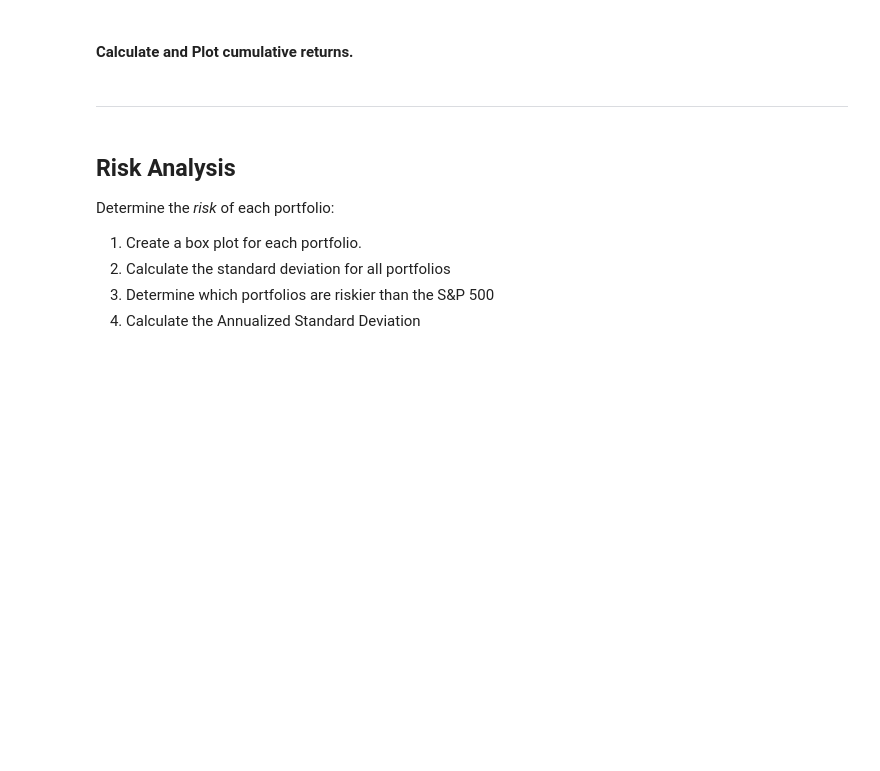
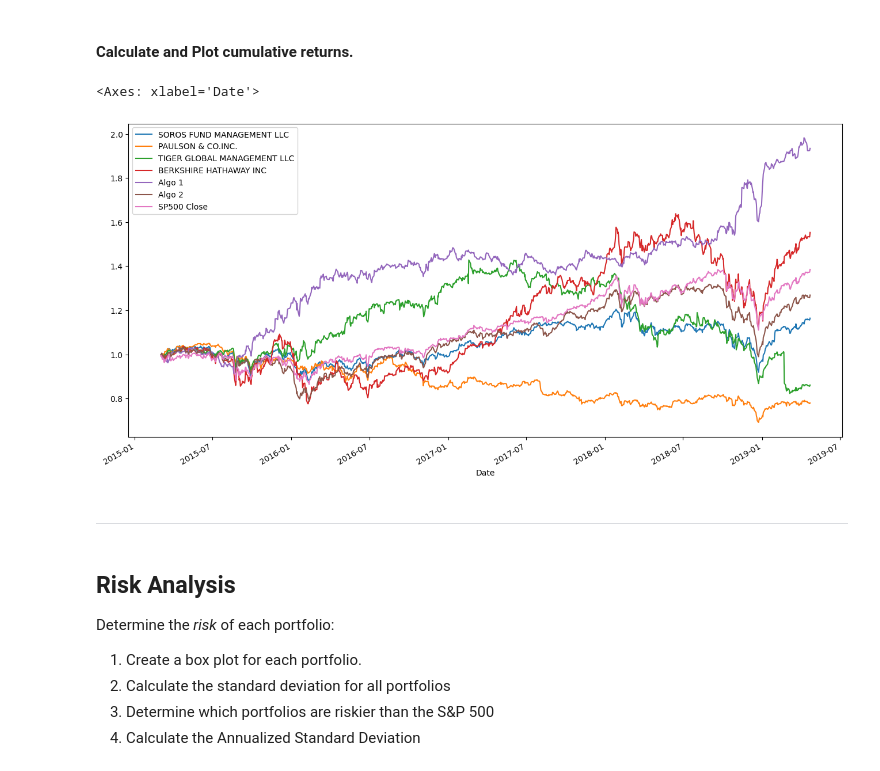
Before and after one commit to Joshbazz/Module-4-Challenge-Portfolio-Analysis, a Jupyter notebook: whale_analysis.ipynb, the cells around one changed output. Cells and saved outputs as stored; diff of their text form; code cells hidden in the pictures; blank space fills up the shorter version.

```diff
--- a/whale_analysis.ipynb
+++ b/whale_analysis.ipynb
@@ -244,8 +249,13 @@ In this section, you will calculate and visualize performance and risk metrics f
 #### Calculate and Plot cumulative returns.
 # %%
 # Calculate cumulative returns of all portfolios
-
+cumulative_returns = (1 + merged_df).cumprod()
+#cumulative_returns
 # Plot cumulative returns
+cumulative_returns.plot(figsize=(16,8))
+# %% [output]
+<Axes: xlabel='Date'>
+[figure, added]
 # %% [markdown]
 ---
 # %% [markdown]
```
Also changed, not shown: parts of 15 cells of this notebook.
